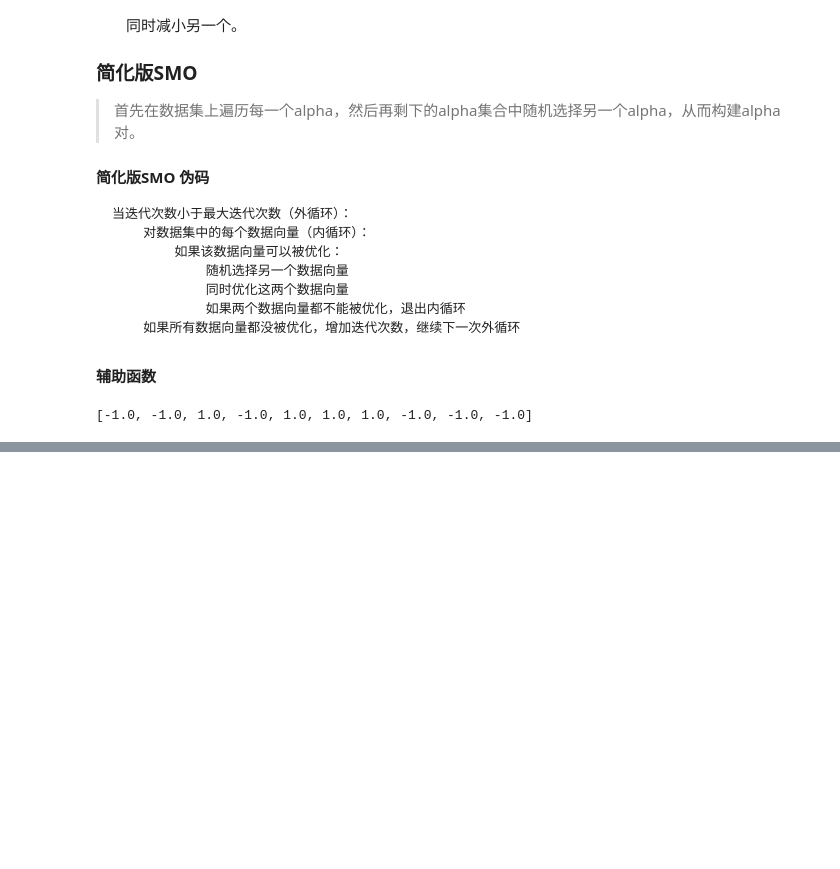
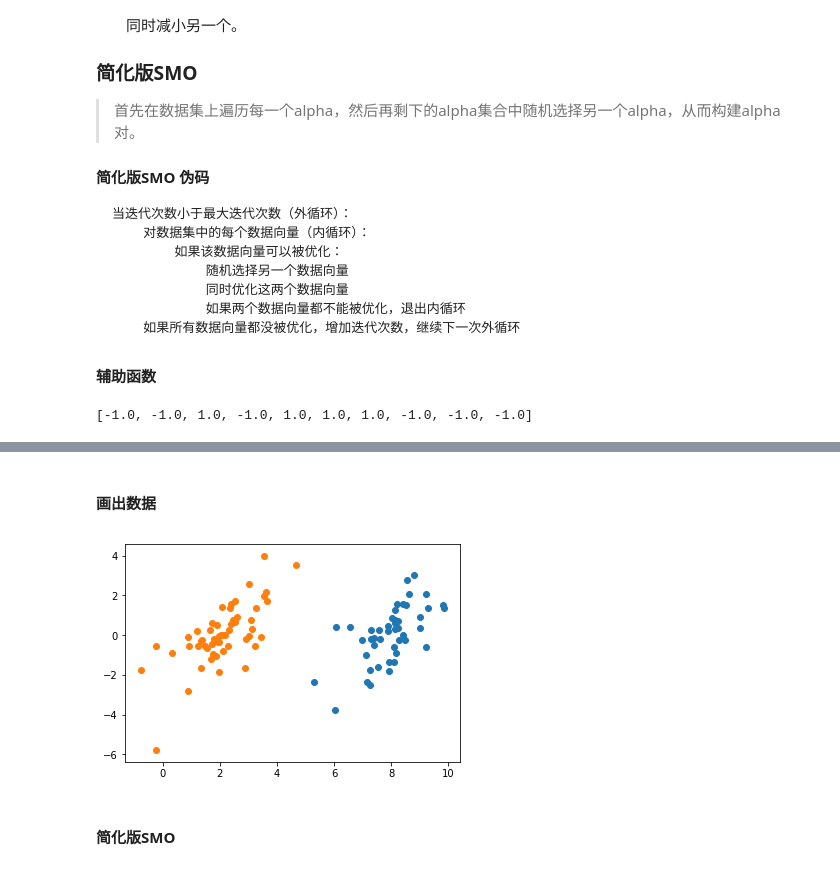
Before and after one commit to PantaSun/Machine-learningxercises, a Jupyter notebook: SVM/SVM.ipynb, the cells around one changed output, grey strips where cells are left out. Cells and saved outputs as stored; diff of their text form; code cells hidden in the pictures; blank space fills up the shorter version.

```diff
--- a/SVM/SVM.ipynb
+++ b/SVM/SVM.ipynb
@@ -82,0 +69,24 @@ SyntaxError: unexpected EOF while parsing (<ipython-input-10-8b9d0752014c>, line
+# %% [markdown]
+#### 画出数据
+# %%
+import matplotlib.pyplot as plt
+def showDataSet(dataMat, labelMat):
+    dataPlus = []
+    dataMinus = []
+    for i in range(len(dataMat)):
+        if labelMat[i] == 1.0:
+            dataPlus.append(dataMat[i])
+        else:
+            dataMinus.append(dataMat[i])
+    dataPlusArr = np.array(dataPlus).transpose()
+    dataMinusArr = np.array(dataMinus).transpose()
+    plt.scatter(dataPlusArr[0], dataPlusArr[1])
+    plt.scatter(dataMinusArr[0], dataMinusArr[1])
+    plt.show()
+
+
+showDataSet(dataMat, labelMat)
+# %% [output]
+[figure, added]
+# %% [markdown]
+#### 简化版SMO
```
Also changed, not shown: parts of 8 cells of this notebook, 1 other file.
